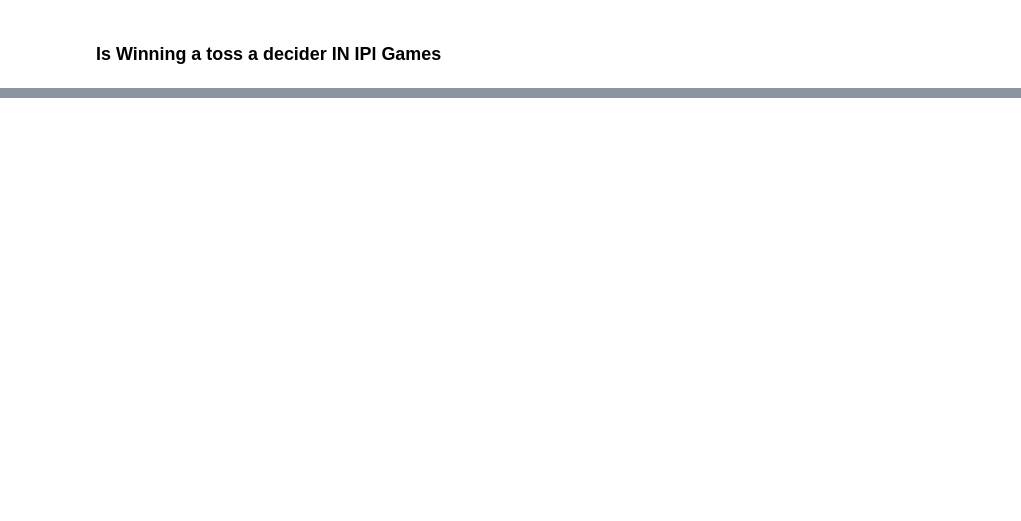
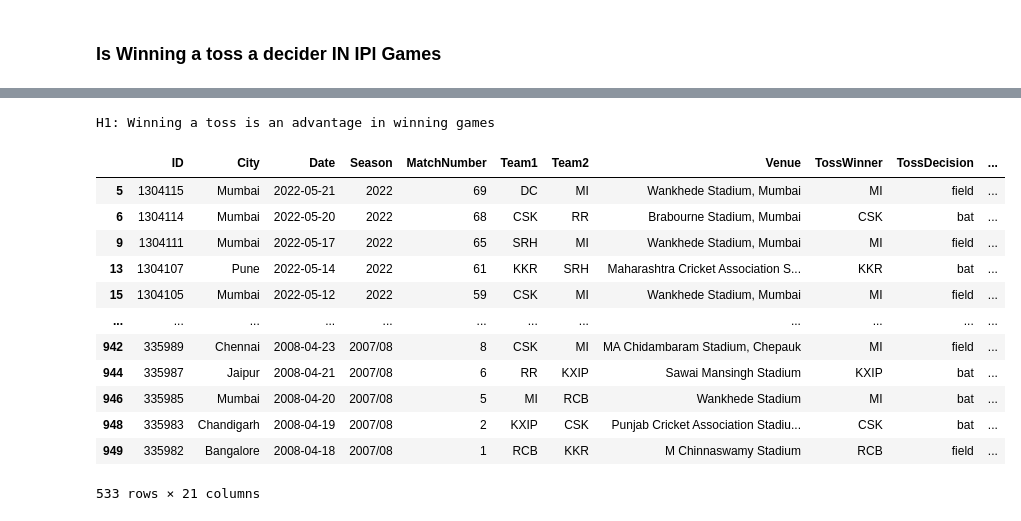
Before and after one commit to prabhat-123/Python_For_Data_Science, a Jupyter notebook: ipl.ipynb, the cells around one changed output, grey strips where cells are left out. Saved outputs shown, nothing was run; the diff lists cells and outputs as text; code cells hidden in the pictures; blank space fills up the shorter version.

Commit message:
hypothesis testing using chisquare test

```diff
--- a/ipl.ipynb
+++ b/ipl.ipynb
@@ -429,0 +455,34 @@ Index(['ID', 'City', 'Date', 'Season', 'MatchNumber', 'Team1', 'Team2',
+# %%
+import scipy.stats as stats
+# alpha = level of significance
+alpha = 0.05
+H0 = "H0: There is no relationship between winning toss and winning games."
+H1 = "H1: Winning a toss is an advantage in winning games"
+test_stats = stats.chi2_contingency(observed = toss_decider)
+p_value = test_stats[1]
+if p_value <= alpha:
+    print(H1)
+else:
+    print(H0)
+# %% [output]
+H1: Winning a toss is an advantage in winning games
+# %%
+removed_match = ['Elimination Final', 'Semi Final', 'Qualifier',
+                'Qualifier 1', 'Eliminator', 'Qualifier 2', 'Final']
+# %%
+league_matches = top8_ipl_teams.loc[~top8_ipl_teams['MatchNumber'].isin(removed_match)]
+league_matches
+# %% [output]
+|  | ID | City | Date | Season | MatchNumber | Team1 | Team2 | Venue | TossWinner | TossDecision | ... |
+| 5 | 1304115 | Mumbai | 2022-05-21 | 2022 | 69 | DC | MI | Wankhede Stadium, Mumbai | MI | field | ... |
+| 6 | 1304114 | Mumbai | 2022-05-20 | 2022 | 68 | CSK | RR | Brabourne Stadium, Mumbai | CSK | bat | ... |
+| 9 | 1304111 | Mumbai | 2022-05-17 | 2022 | 65 | SRH | MI | Wankhede Stadium, Mumbai | MI | field | ... |
+| 13 | 1304107 | Pune | 2022-05-14 | 2022 | 61 | KKR | SRH | Maharashtra Cricket Association S... | KKR | bat | ... |
+| 15 | 1304105 | Mumbai | 2022-05-12 | 2022 | 59 | CSK | MI | Wankhede Stadium, Mumbai | MI | field | ... |
+| ... | ... | ... | ... | ... | ... | ... | ... | ... | ... | ... | ... |
+| 942 | 335989 | Chennai | 2008-04-23 | 2007/08 | 8 | CSK | MI | MA Chidambaram Stadium, Chepauk | MI | field | ... |
+| 944 | 335987 | Jaipur | 2008-04-21 | 2007/08 | 6 | RR | KXIP | Sawai Mansingh Stadium | KXIP | bat | ... |
+| 946 | 335985 | Mumbai | 2008-04-20 | 2007/08 | 5 | MI | RCB | Wankhede Stadium | MI | bat | ... |
+| 948 | 335983 | Chandigarh | 2008-04-19 | 2007/08 | 2 | KXIP | CSK | Punjab Cricket Association Stadiu... | CSK | bat | ... |
+| 949 | 335982 | Bangalore | 2008-04-18 | 2007/08 | 1 | RCB | KKR | M Chinnaswamy Stadium | RCB | field | ... |
+533 rows × 21 columns
```
Also changed, not shown: parts of 8 cells of this notebook, 1 other file.
